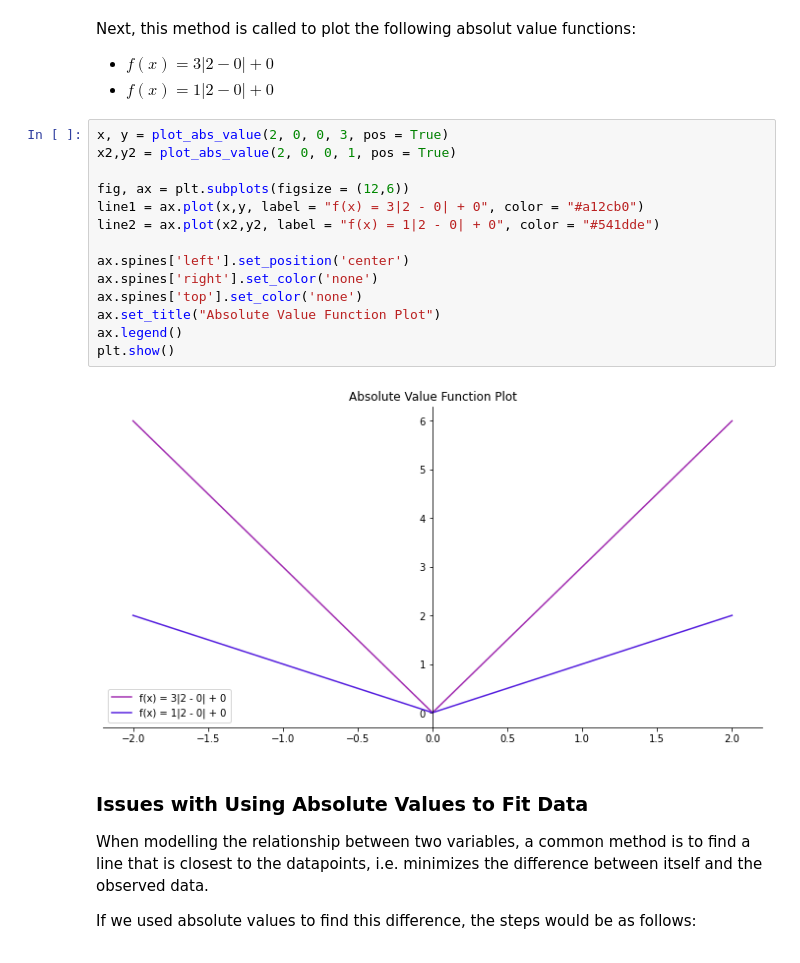
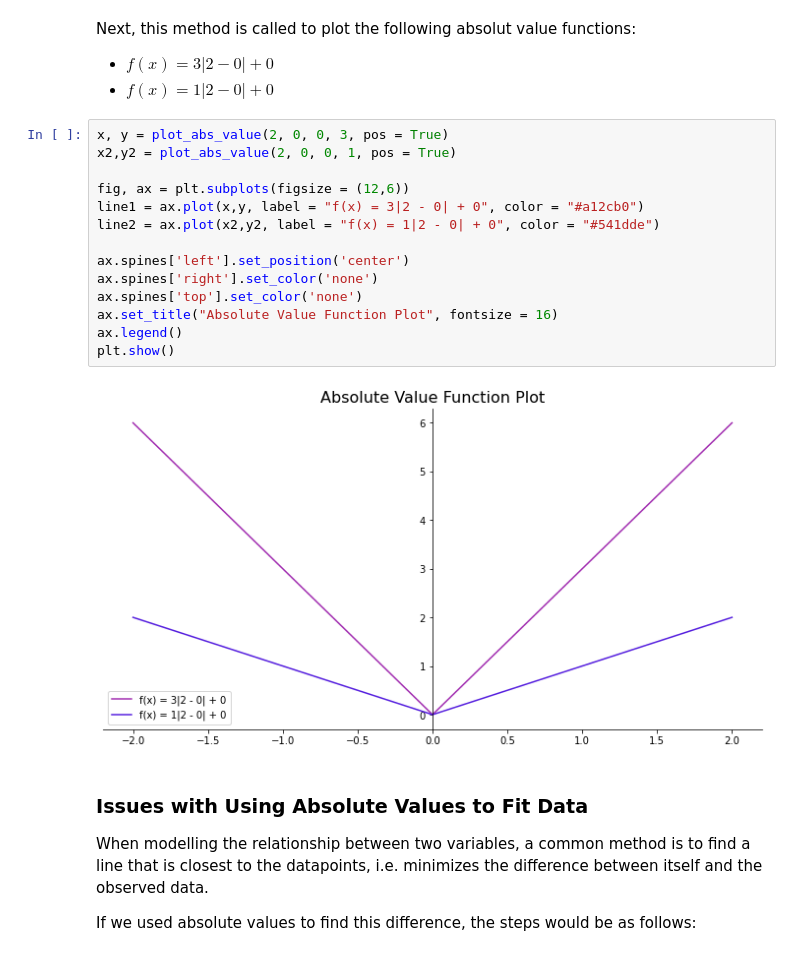
Before and after one commit to katemcg93/ML_Stats, a Jupyter notebook: Topic 2 - Models.ipynb, the cells around one changed output. Cells and saved outputs as stored; diff of their text form.

```diff
--- a/Topic 2 - Models.ipynb
+++ b/Topic 2 - Models.ipynb
@@ -86,19 +86,19 @@ Next, this method is called to plot the following absolut value functions:
 # %%
 x, y = plot_abs_value(2, 0, 0, 3, pos = True)
 x2,y2 = plot_abs_value(2, 0, 0, 1, pos = True)
 
 fig, ax = plt.subplots(figsize = (12,6))
 line1 = ax.plot(x,y, label = "f(x) = 3|2 - 0| + 0", color = "#a12cb0")
 line2 = ax.plot(x2,y2, label = "f(x) = 1|2 - 0| + 0", color = "#541dde")
 
 ax.spines['left'].set_position('center')
 ax.spines['right'].set_color('none')
 ax.spines['top'].set_color('none')
-ax.set_title("Absolute Value Function Plot")
+ax.set_title("Absolute Value Function Plot", fontsize = 16)
 ax.legend()
 plt.show()
 # %% [output]
-[figure, old version]
+[figure, new version]
 # %% [markdown]
 ### Issues with Using Absolute Values to Fit Data
 
```
Also changed, not shown: parts of 25 cells of this notebook.
